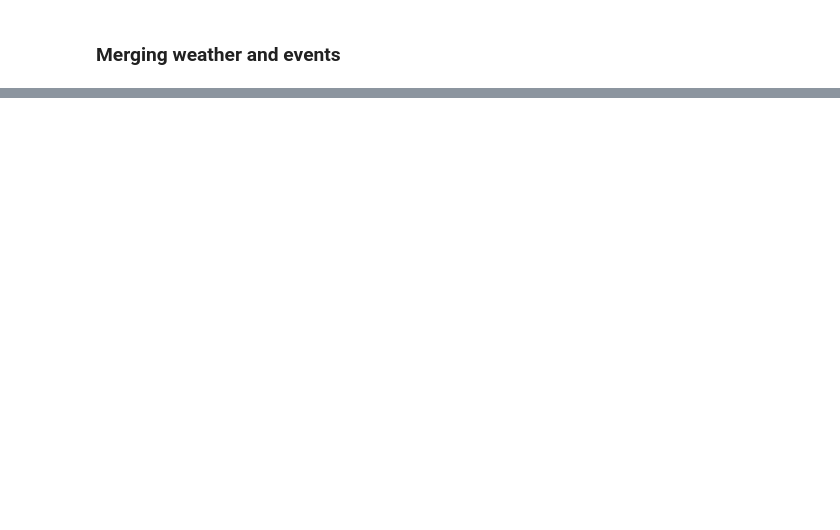
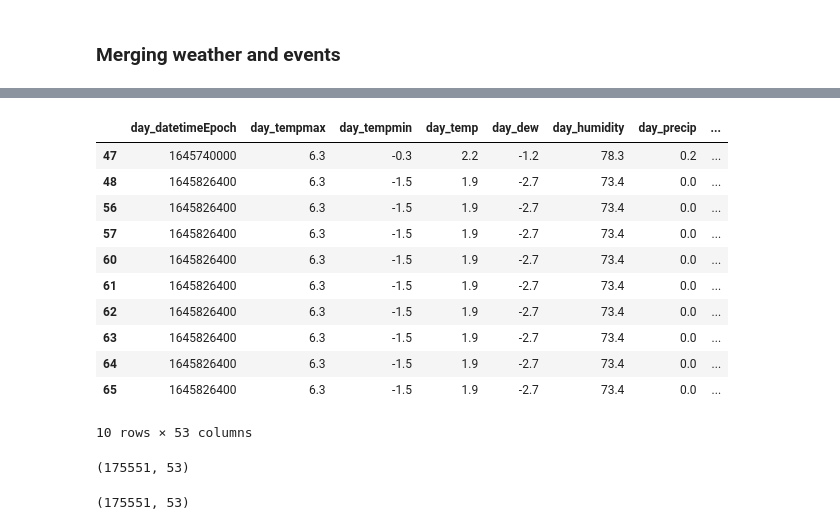
Before and after one commit to HliebOcheretianyi/H2_python_structure_and_data, a Jupyter notebook: src/3_prepare_final_dataset.ipynb, the cells around one changed output, grey strips where cells are left out. Cells and saved outputs as stored; diff of their text form; code cells hidden in the pictures; blank space fills up the shorter version.

```diff
--- a/src/3_prepare_final_dataset.ipynb
+++ b/src/3_prepare_final_dataset.ipynb
@@ -218,0 +509,2 @@ df_weather_v4.to_csv(f"{OUTPUT_FOLDER}/{WEATHER_EVENTS_OUTPUT_DATA_FILE}", sep="
+# %%
+df_isw_v2 = df_isw.drop(["content", "stem_content"], axis=1)
@@ -218,0 +520,17 @@ df_weather_v4.to_csv(f"{OUTPUT_FOLDER}/{WEATHER_EVENTS_OUTPUT_DATA_FILE}", sep="
+# %%
+df_merged = df_weather_v4.merge(df_isw_v2, how="left", left_on="day_datetime", right_on="report_date")
+# %%
+df_merged.head(10)
+# %% [output]
+|  | day_datetimeEpoch | day_tempmax | day_tempmin | day_temp | day_dew | day_humidity | day_precip | ... |
+| 47 | 1645740000 | 6.3 | -0.3 | 2.2 | -1.2 | 78.3 | 0.2 | ... |
+| 48 | 1645826400 | 6.3 | -1.5 | 1.9 | -2.7 | 73.4 | 0.0 | ... |
+| 56 | 1645826400 | 6.3 | -1.5 | 1.9 | -2.7 | 73.4 | 0.0 | ... |
+| 57 | 1645826400 | 6.3 | -1.5 | 1.9 | -2.7 | 73.4 | 0.0 | ... |
+| 60 | 1645826400 | 6.3 | -1.5 | 1.9 | -2.7 | 73.4 | 0.0 | ... |
+| 61 | 1645826400 | 6.3 | -1.5 | 1.9 | -2.7 | 73.4 | 0.0 | ... |
+| 62 | 1645826400 | 6.3 | -1.5 | 1.9 | -2.7 | 73.4 | 0.0 | ... |
+| 63 | 1645826400 | 6.3 | -1.5 | 1.9 | -2.7 | 73.4 | 0.0 | ... |
+| 64 | 1645826400 | 6.3 | -1.5 | 1.9 | -2.7 | 73.4 | 0.0 | ... |
+| 65 | 1645826400 | 6.3 | -1.5 | 1.9 | -2.7 | 73.4 | 0.0 | ... |
+10 rows × 53 columns
@@ -218,0 +544,8 @@ df_weather_v4.to_csv(f"{OUTPUT_FOLDER}/{WEATHER_EVENTS_OUTPUT_DATA_FILE}", sep="
+# %%
+df_merged.shape
+# %% [output]
+(175551, 53)
+# %%
+df_merged.shape
+# %% [output]
+(175551, 53)
```
Also changed, not shown: parts of 58 cells of this notebook.
